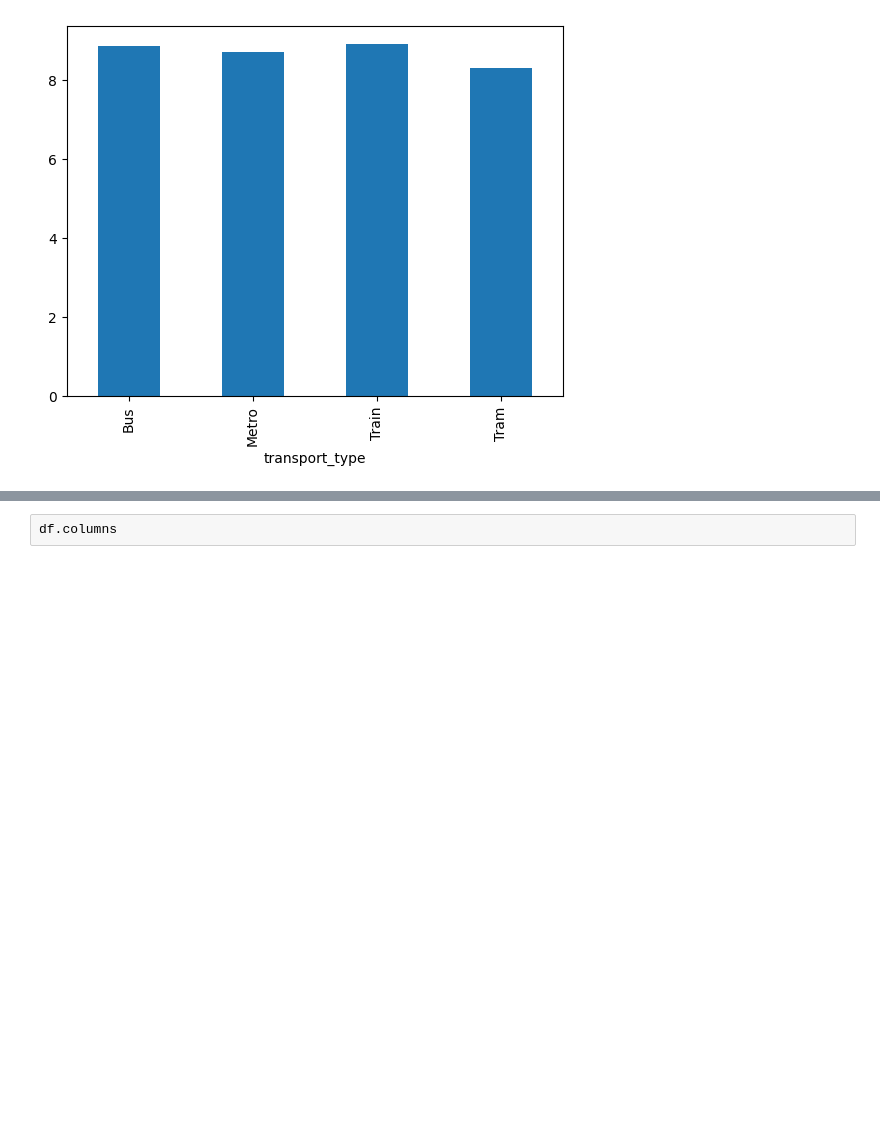
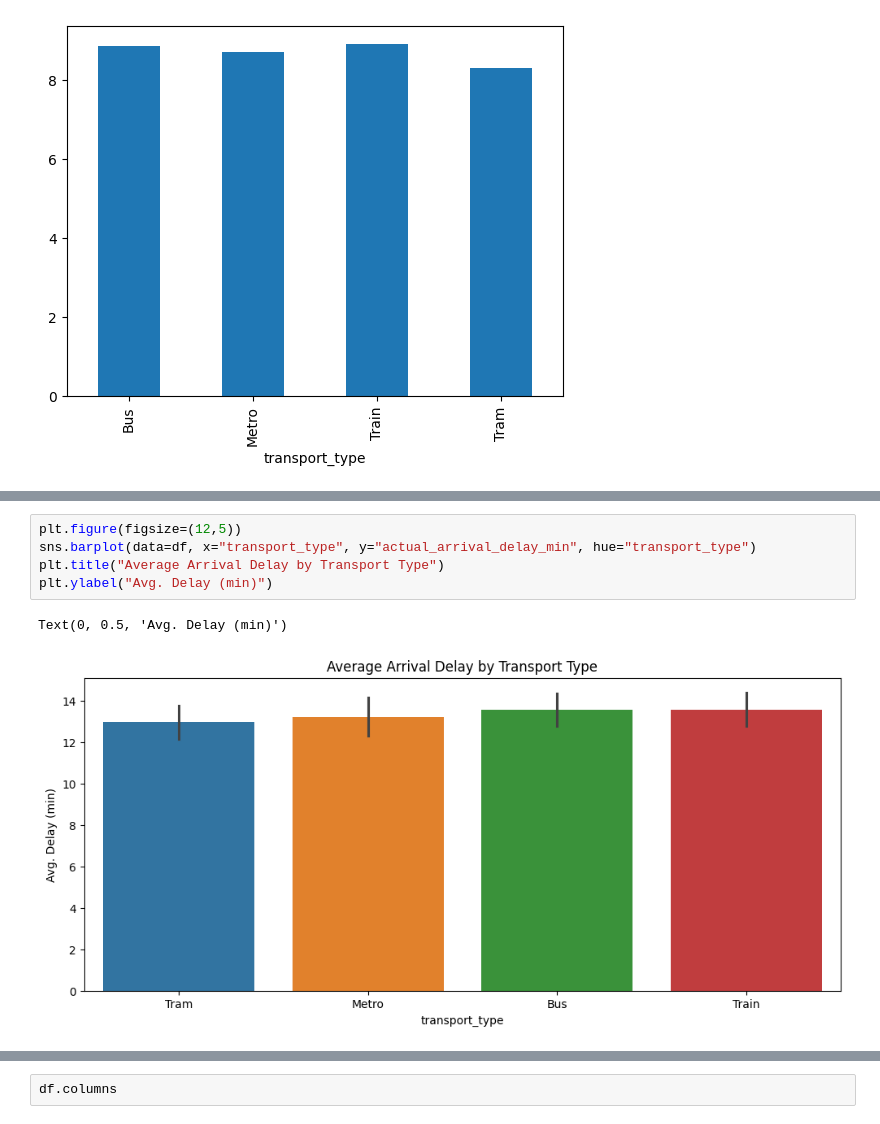
Before and after one commit to rahulghoshal/Public_Transport_Delay_Prediction, a Jupyter notebook: transport.ipynb, the cells around one changed output, grey strips where cells are left out. Saved outputs shown, nothing was run; the diff lists cells and outputs as text; blank space fills up the shorter version.

```diff
--- a/transport.ipynb
+++ b/transport.ipynb
@@ -207,0 +227,8 @@ weather_condition_delay.sort_values().plot(kind='bar')
+# %%
+plt.figure(figsize=(12,5))
+sns.barplot(data=df, x="transport_type", y="actual_arrival_delay_min", hue="transport_type")
+plt.title("Average Arrival Delay by Transport Type")
+plt.ylabel("Avg. Delay (min)")
+# %% [output]
+Text(0, 0.5, 'Avg. Delay (min)')
+[figure, added]
```
Also changed, not shown: parts of 5 cells of this notebook.
